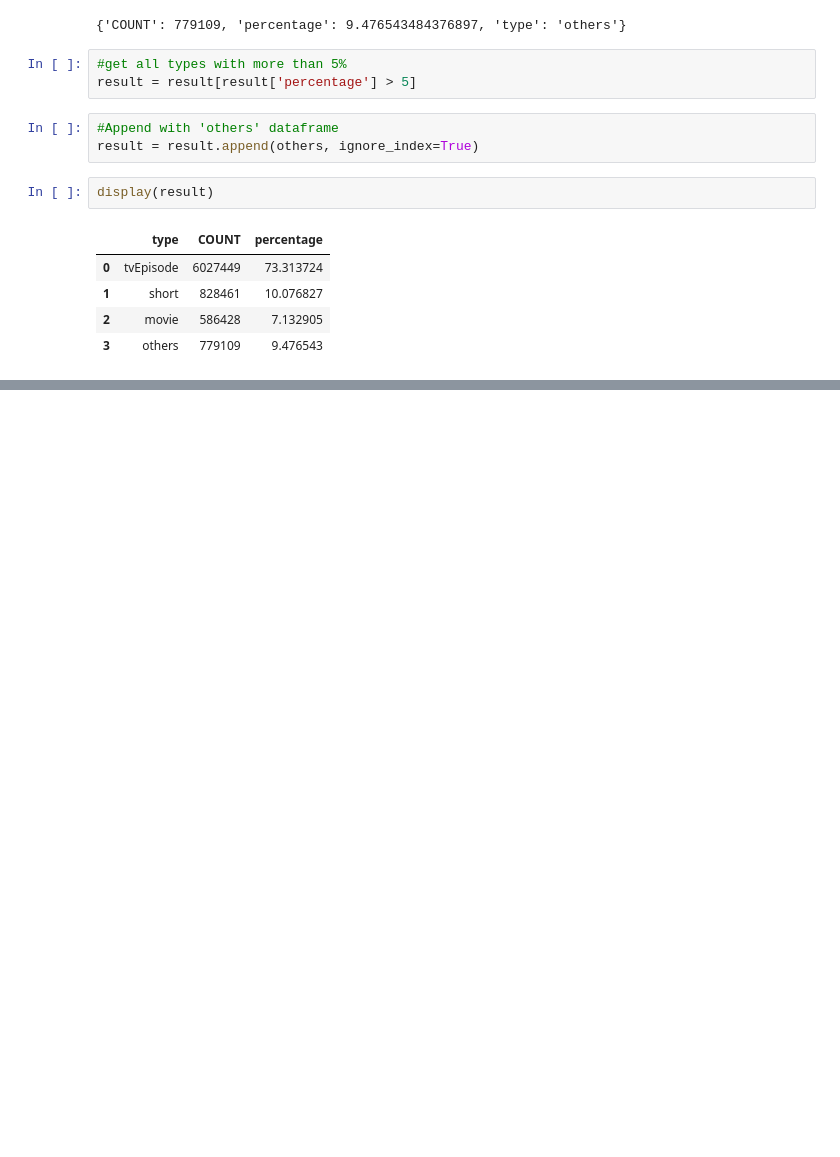
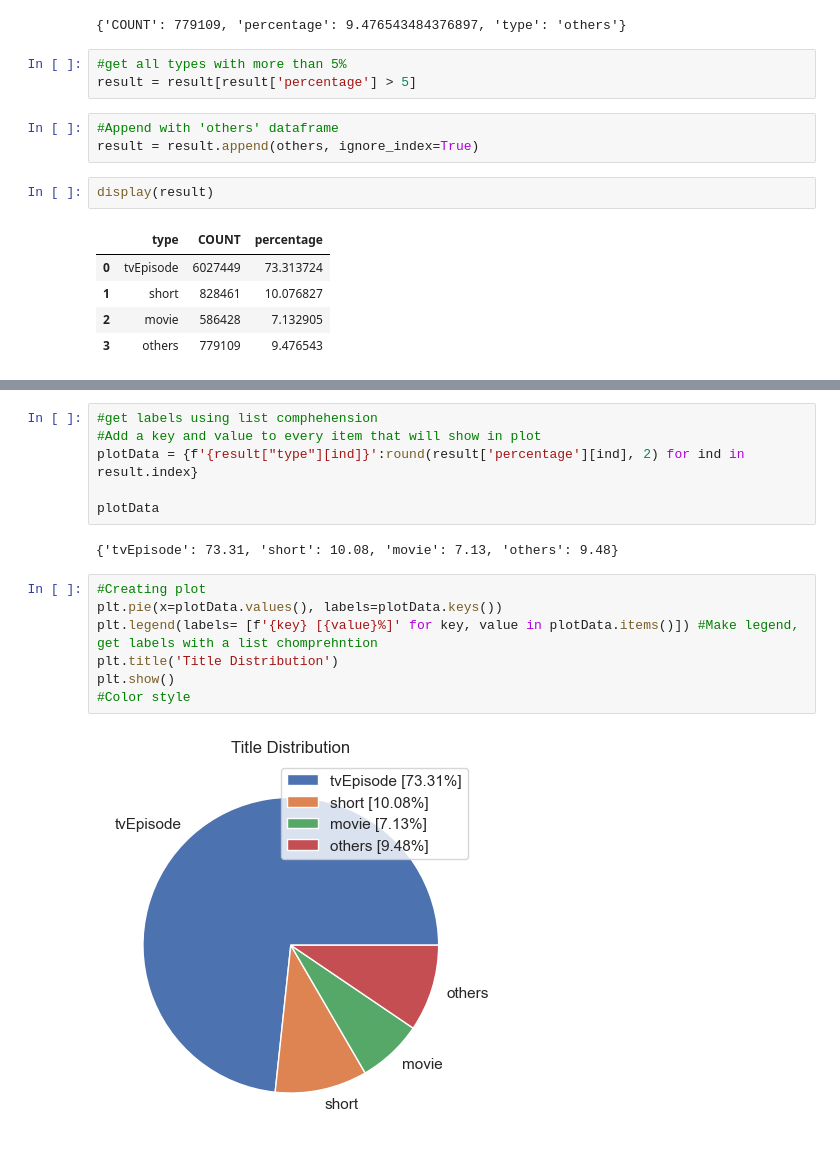
Before and after one commit to Ckk3/python-fundamentos-para-analise-de-dados-3.0, a Jupyter notebook: DataBases/miniProject1/project.ipynb, the cells around one changed output, grey strips where cells are left out. Cells and saved outputs as stored; diff of their text form; blank space fills up the shorter version.

Commit message:
finishin title distribution graph

```diff
--- a/DataBases/miniProject1/project.ipynb
+++ b/DataBases/miniProject1/project.ipynb
@@ -188,0 +196,17 @@ display(result)
+# %%
+#get labels using list comphehension
+#Add a key and value to every item that will show in plot
+plotData = {f'{result["type"][ind]}':round(result['percentage'][ind], 2) for ind in result.index}
+
+plotData
+# %% [output]
+{'tvEpisode': 73.31, 'short': 10.08, 'movie': 7.13, 'others': 9.48}
+# %%
+#Creating plot
+plt.pie(x=plotData.values(), labels=plotData.keys())
+plt.legend(labels= [f'{key} [{value}%]' for key, value in plotData.items()]) #Make legend, get labels with a list chomprehntion
+plt.title('Title Distribution')
+plt.show()
+#Color style
+# %% [output]
+[figure, added]
```
Also changed, not shown: parts of 2 cells of this notebook.
